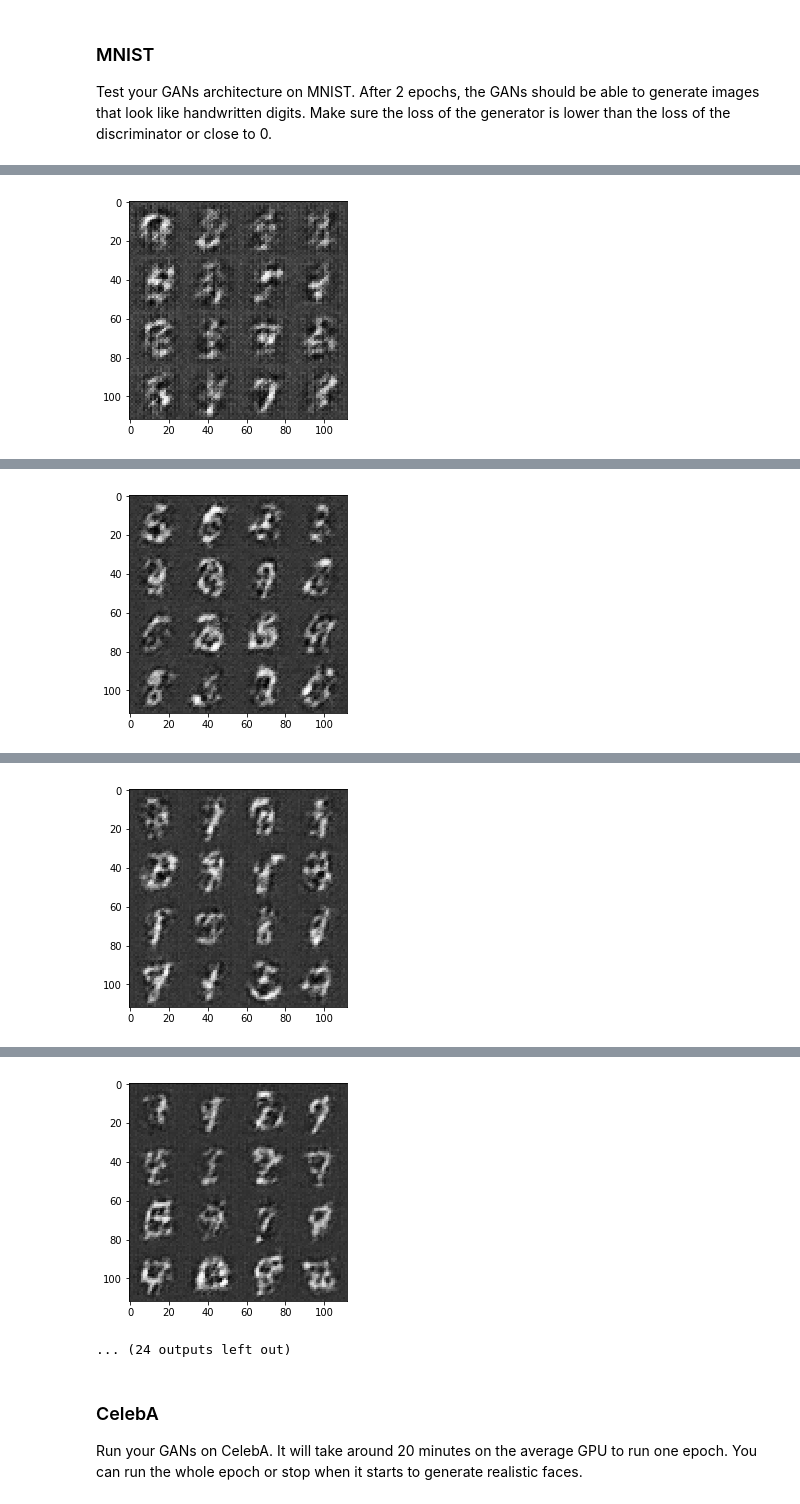
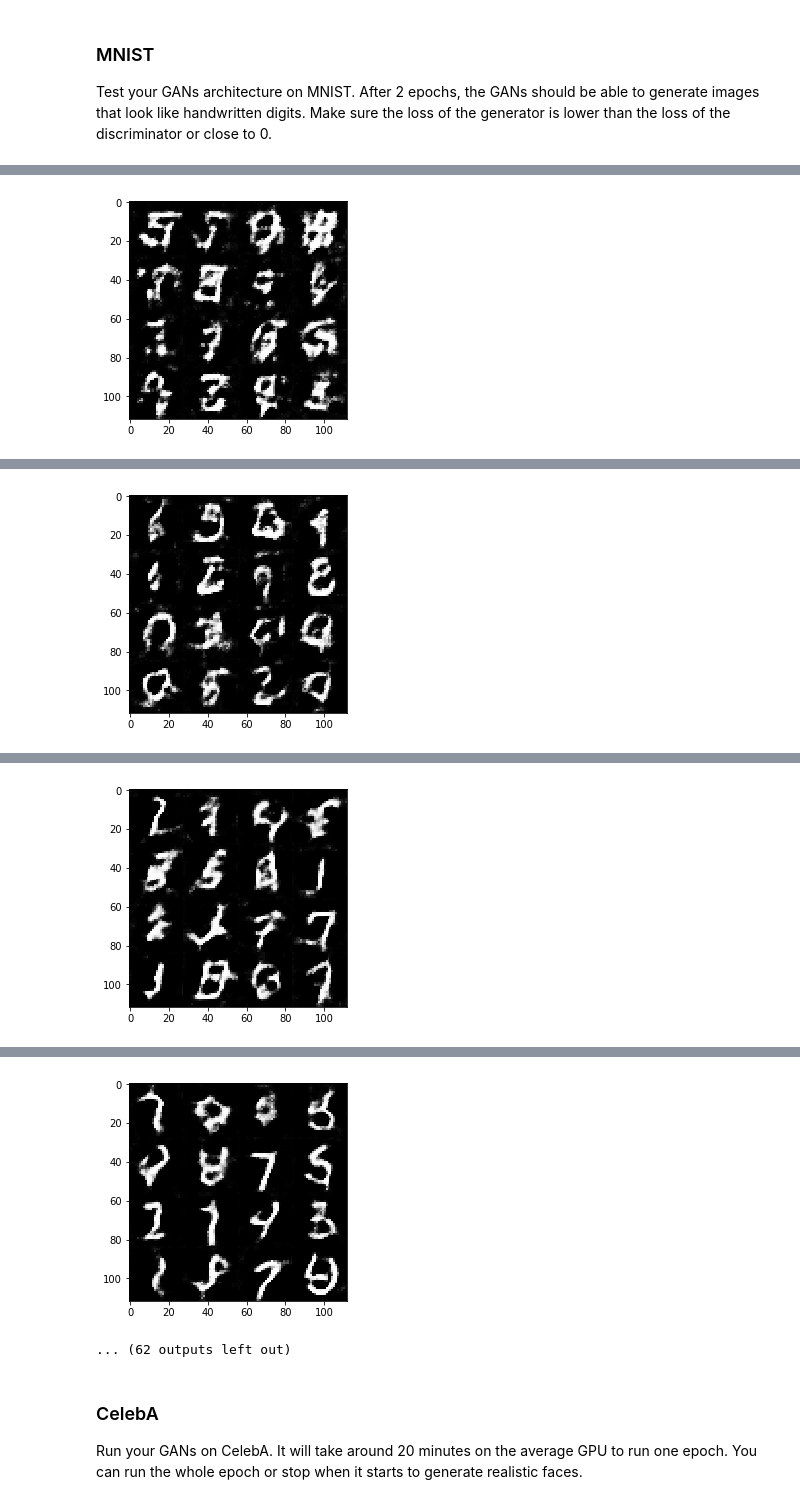
Before and after one commit to m-rahimi/Udacity_Deep_Learning, a Jupyter notebook: face-generation/dlnd_face_generation.ipynb, the cells around one changed output, grey strips where cells are left out. Drawn from its saved outputs; the diff is of its cells as text; code cells hidden in the pictures.

```diff
--- a/face-generation/dlnd_face_generation.ipynb
+++ b/face-generation/dlnd_face_generation.ipynb
@@ -282,13 +275,13 @@ def model_loss(input_real, input_z, out_channel_dim):
     :return: A tuple of (discriminator loss, generator loss)
     """
     # TODO: Implement Function
-
+    smooth = 0.1
     g_model = generator(input_z, out_channel_dim, is_train=True)
     d_model_real, d_logits_real = discriminator(input_real, reuse=False)
     d_model_fake, d_logits_fake = discriminator(g_model, reuse=True)
 
     d_loss_real = tf.reduce_mean(
-        tf.nn.sigmoid_cross_entropy_with_logits(logits=d_logits_real, labels=tf.ones_like(d_model_real)))
+        tf.nn.sigmoid_cross_entropy_with_logits(logits=d_logits_real, labels=tf.ones_like(d_model_real)* (1 - smooth)))
     d_loss_fake = tf.reduce_mean(
         tf.nn.sigmoid_cross_entropy_with_logits(logits=d_logits_fake, labels=tf.zeros_like(d_model_fake)))
     g_loss = tf.reduce_mean(
@@ -407,6 +400,9 @@ def train(epoch_count, batch_size, z_dim, learning_rate, beta1, get_batches, dat
                 # Sample random noise for G
                 batch_z = np.random.uniform(-1, 1, size=(batch_size, z_dim))
 
+                # Scale image from -0.5:0.5 to -1:1
+                batch_images = 2 * batch_images
+
                 # Run optimizers
                 _ = sess.run(d_opt, feed_dict={input_real: batch_images, input_z: batch_z, learn_rate: learning_rate})
                 _ = sess.run(g_opt, feed_dict={input_z: batch_z, input_real: batch_images, learn_rate: learning_rate})
@@ -428,7 +424,7 @@ def train(epoch_count, batch_size, z_dim, learning_rate, beta1, get_batches, dat
 ### MNIST
 Test your GANs architecture on MNIST.  After 2 epochs, the GANs should be able to generate images that look like handwritten digits.  Make sure the loss of the generator is lower than the loss of the discriminator or close to 0.
 # %%
-batch_size = 64
+batch_size = 32
 z_dim = 128
 learning_rate = 0.0003
 beta1 = 0.5
@@ -452 +448 @@ Epoch 1/2..., step 300 Discriminator Loss: 0.1476... Generator Loss: 3.9626
-[figure, old version]
+[figure, new version]
@@ -454 +450 @@ Epoch 1/2..., step 400 Discriminator Loss: 0.0620... Generator Loss: 3.6970
-[figure, old version]
+[figure, new version]
@@ -456 +452 @@ Epoch 1/2..., step 500 Discriminator Loss: 0.1453... Generator Loss: 2.6147
-[figure, old version]
+[figure, new version]
@@ -458,5 +454,5 @@ Epoch 1/2..., step 600 Discriminator Loss: 0.0963... Generator Loss: 2.9583
-[figure, old version]
+[figure, new version]
-... (24 outputs left out)
+... (62 outputs left out)
 # %% [markdown]
 ### CelebA
 Run your GANs on CelebA.  It will take around 20 minutes on the average GPU to run one epoch.  You can run the whole epoch or stop when it starts to generate realistic faces.
```
Also changed, not shown: parts of 3 cells of this notebook, 1 other file.
